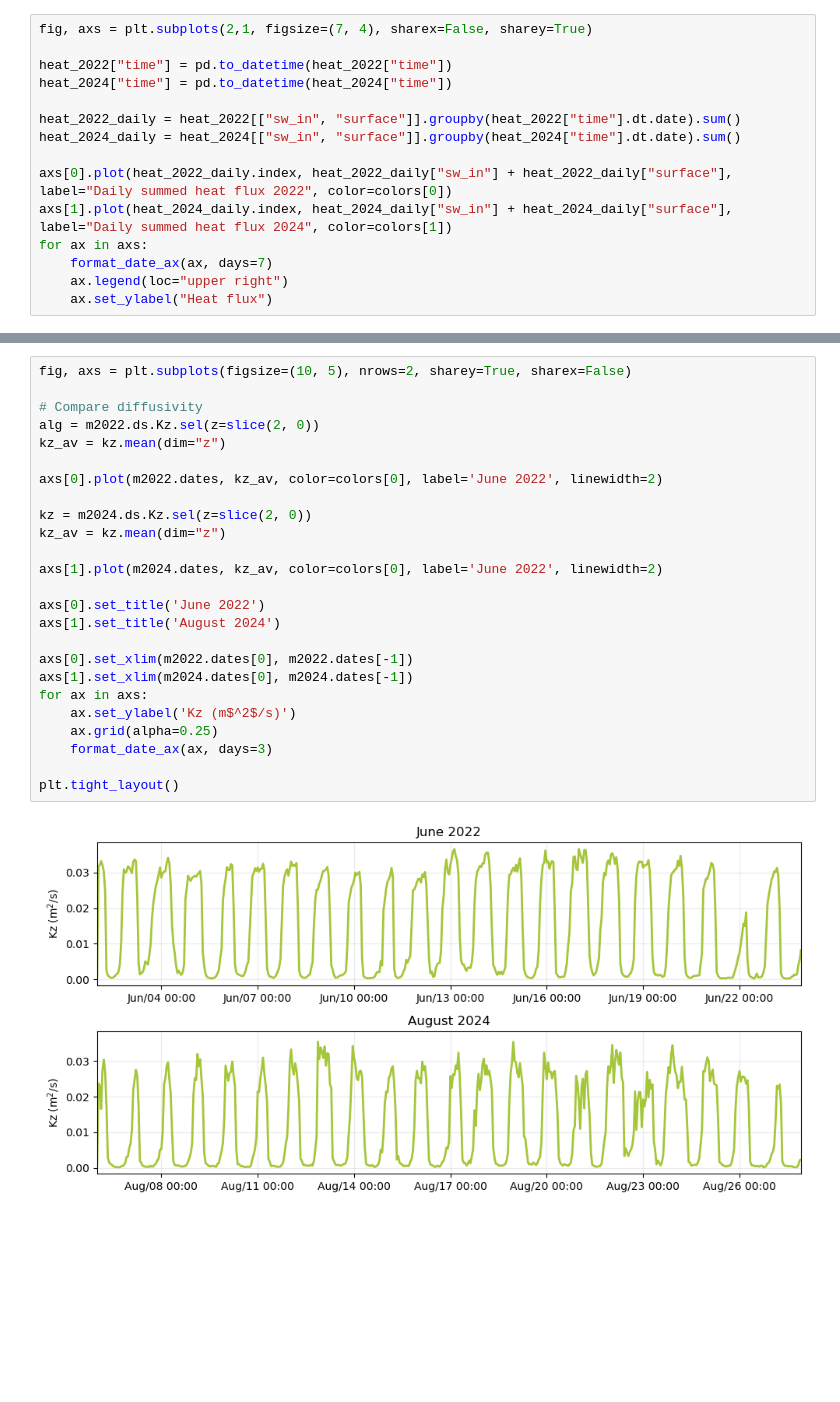
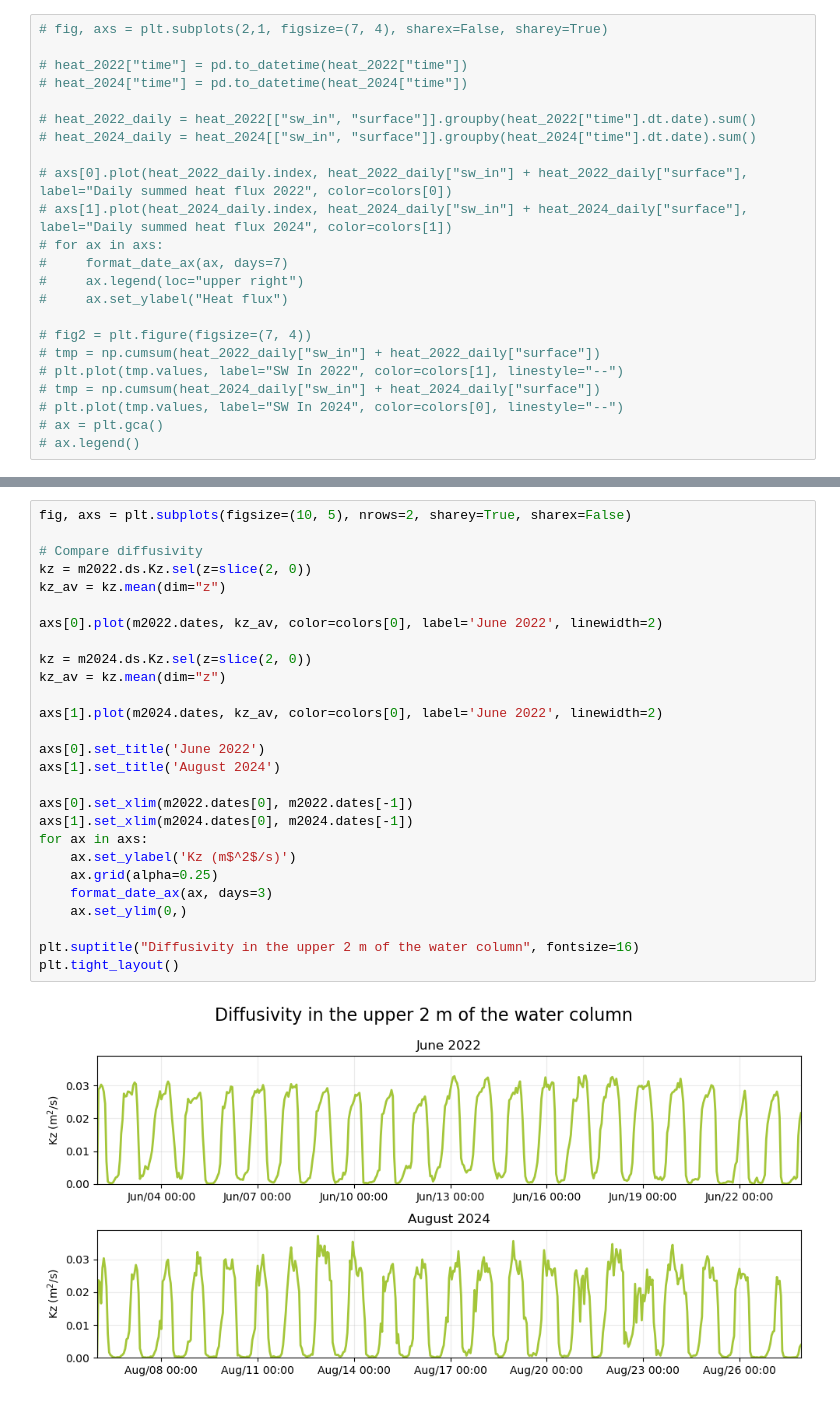
Before and after one commit to sienna-white/1D_JL_Turbulence_Model, a Jupyter notebook: compare_years.ipynb, the cells around one changed output, grey strips where cells are left out. Drawn from its saved outputs; the diff is of its cells as text; blank space fills up the shorter version.

```diff
--- a/compare_years.ipynb
+++ b/compare_years.ipynb
@@ -74,17 +60,25 @@ for ax in axs:
 # %% [output]
 [figure]
 # %%
-fig, axs = plt.subplots(2,1, figsize=(7, 4), sharex=False, sharey=True)
+# fig, axs = plt.subplots(2,1, figsize=(7, 4), sharex=False, sharey=True)
 
-heat_2022["time"] = pd.to_datetime(heat_2022["time"])
-heat_2024["time"] = pd.to_datetime(heat_2024["time"])
+# heat_2022["time"] = pd.to_datetime(heat_2022["time"])
+# heat_2024["time"] = pd.to_datetime(heat_2024["time"])
 
-heat_2022_daily = heat_2022[["sw_in", "surface"]].groupby(heat_2022["time"].dt.date).sum()
-heat_2024_daily = heat_2024[["sw_in", "surface"]].groupby(heat_2024["time"].dt.date).sum()
+# heat_2022_daily = heat_2022[["sw_in", "surface"]].groupby(heat_2022["time"].dt.date).sum()
+# heat_2024_daily = heat_2024[["sw_in", "surface"]].groupby(heat_2024["time"].dt.date).sum()
 
-axs[0].plot(heat_2022_daily.index, heat_2022_daily["sw_in"] + heat_2022_daily["surface"], label="Daily summed heat flux 2022", color=colors[0])
-axs[1].plot(heat_2024_daily.index, heat_2024_daily["sw_in"] + heat_2024_daily["surface"], label="Daily summed heat flux 2024", color=colors[1])
-for ax in axs:
-    format_date_ax(ax, days=7)
-    ax.legend(loc="upper right")
-    ax.set_ylabel("Heat flux")
+# axs[0].plot(heat_2022_daily.index, heat_2022_daily["sw_in"] + heat_2022_daily["surface"], label="Daily summed heat flux 2022", color=colors[0])
+# axs[1].plot(heat_2024_daily.index, heat_2024_daily["sw_in"] + heat_2024_daily["surface"], label="Daily summed heat flux 2024", color=colors[1])
+# for ax in axs:
+#     format_date_ax(ax, days=7)
+#     ax.legend(loc="upper right")
+#     ax.set_ylabel("Heat flux")
+
+# fig2 = plt.figure(figsize=(7, 4))
+# tmp = np.cumsum(heat_2022_daily["sw_in"] + heat_2022_daily["surface"])
+# plt.plot(tmp.values, label="SW In 2022", color=colors[1], linestyle="--")
+# tmp = np.cumsum(heat_2024_daily["sw_in"] + heat_2024_daily["surface"])
+# plt.plot(tmp.values, label="SW In 2024", color=colors[0], linestyle="--")
+# ax = plt.gca()
+# ax.legend()
@@ -139,27 +133,29 @@ Text(0, 0.5, 'Depth (m)')
 # %%
 fig, axs = plt.subplots(figsize=(10, 5), nrows=2, sharey=True, sharex=False)
 
 # Compare diffusivity
-alg = m2022.ds.Kz.sel(z=slice(2, 0))
+kz = m2022.ds.Kz.sel(z=slice(2, 0))
 kz_av = kz.mean(dim="z")
 
 axs[0].plot(m2022.dates, kz_av, color=colors[0], label='June 2022', linewidth=2)
 
 kz = m2024.ds.Kz.sel(z=slice(2, 0))
 kz_av = kz.mean(dim="z")
 
 axs[1].plot(m2024.dates, kz_av, color=colors[0], label='June 2022', linewidth=2)
 
 axs[0].set_title('June 2022')
 axs[1].set_title('August 2024')
 
 axs[0].set_xlim(m2022.dates[0], m2022.dates[-1])
 axs[1].set_xlim(m2024.dates[0], m2024.dates[-1])
 for ax in axs:
     ax.set_ylabel('Kz (m$^2$/s)')
     ax.grid(alpha=0.25)
     format_date_ax(ax, days=3)
+    ax.set_ylim(0,)
 
+plt.suptitle("Diffusivity in the upper 2 m of the water column", fontsize=16)
 plt.tight_layout()
 # %% [output]
-[figure, old version]
+[figure, new version]
```
Also changed, not shown: parts of 19 cells of this notebook, 4 other files.
